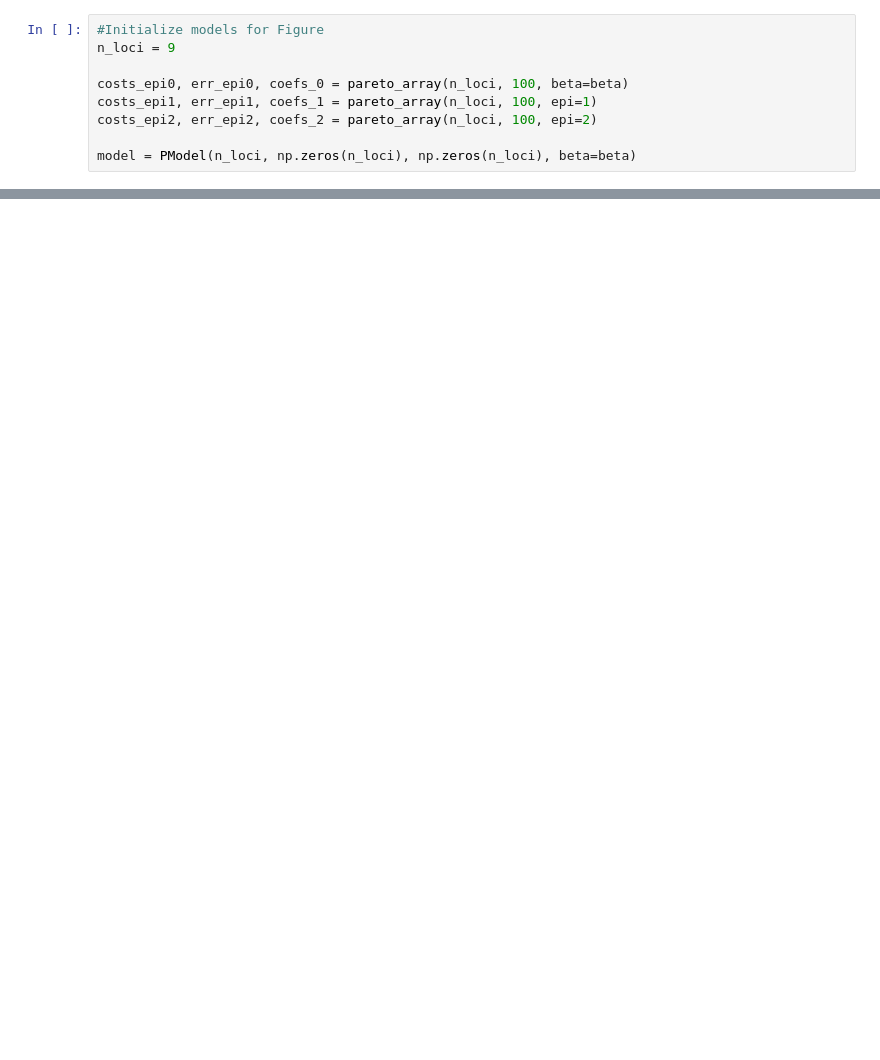
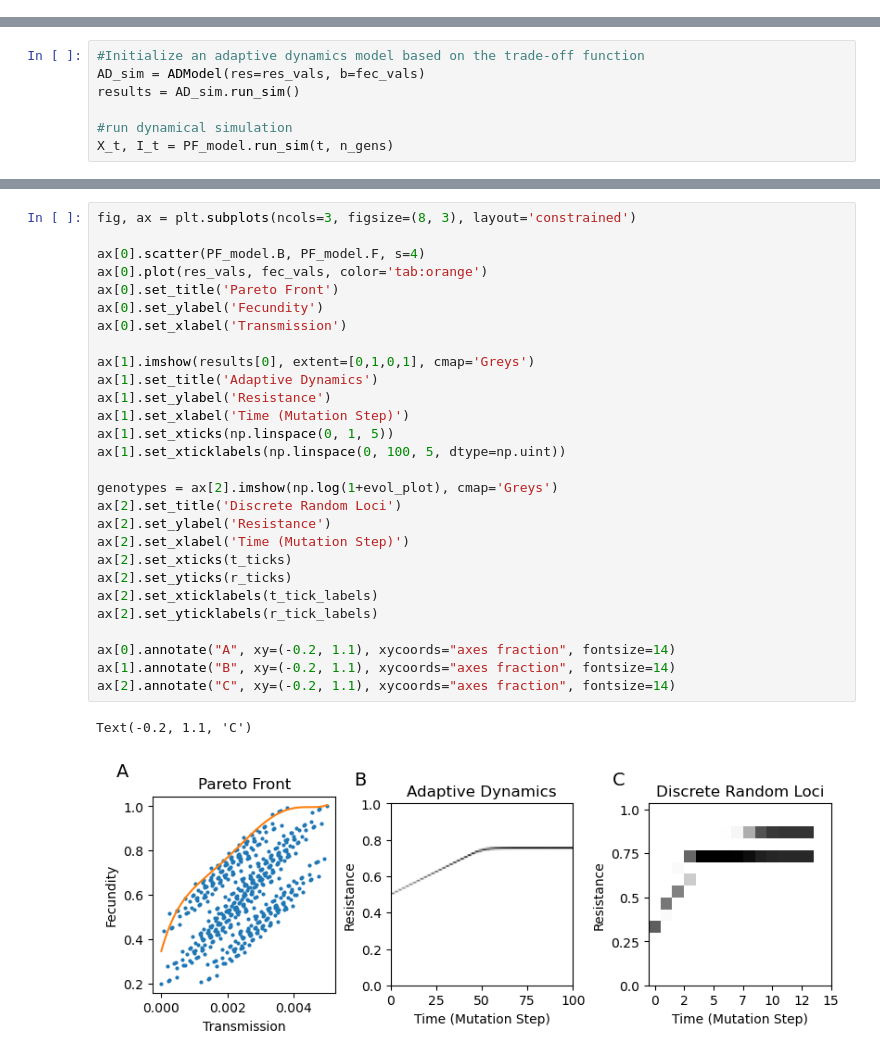
Before and after one commit to svhulse/cost-model, a Jupyter notebook: fig_S5.ipynb, the cells around one changed output, grey strips where cells are left out. Saved outputs shown, nothing was run; the diff lists cells and outputs as text; blank space fills up the shorter version.

Commit message:
figure renumbering

```diff
--- a/fig_S5.ipynb
+++ b/fig_S5.ipynb
@@ -56,9 +24,0 @@ def pareto_array(n_loci, n_sims, n_steps=100, epi=0, beta=1):
-# %%
-#Initialize models for Figure
-n_loci = 9
-
-costs_epi0, err_epi0, coefs_0 = pareto_array(n_loci, 100, beta=beta)
-costs_epi1, err_epi1, coefs_1 = pareto_array(n_loci, 100, epi=1)
-costs_epi2, err_epi2, coefs_2 = pareto_array(n_loci, 100, epi=2)
-
-model = PModel(n_loci, np.zeros(n_loci), np.zeros(n_loci), beta=beta)
@@ -146,0 +49,7 @@ Text(-0.2, 1.1, 'F')
+# %%
+#Initialize an adaptive dynamics model based on the trade-off function
+AD_sim = ADModel(res=res_vals, b=fec_vals)
+results = AD_sim.run_sim()
+
+#run dynamical simulation
+X_t, I_t = PF_model.run_sim(t, n_gens)
@@ -146,0 +81,31 @@ Text(-0.2, 1.1, 'F')
+# %%
+fig, ax = plt.subplots(ncols=3, figsize=(8, 3), layout='constrained')
+
+ax[0].scatter(PF_model.B, PF_model.F, s=4)
+ax[0].plot(res_vals, fec_vals, color='tab:orange')
+ax[0].set_title('Pareto Front')
+ax[0].set_ylabel('Fecundity')
+ax[0].set_xlabel('Transmission')
+
+ax[1].imshow(results[0], extent=[0,1,0,1], cmap='Greys')
+ax[1].set_title('Adaptive Dynamics')
+ax[1].set_ylabel('Resistance')
+ax[1].set_xlabel('Time (Mutation Step)')
+ax[1].set_xticks(np.linspace(0, 1, 5))
+ax[1].set_xticklabels(np.linspace(0, 100, 5, dtype=np.uint))
+
+genotypes = ax[2].imshow(np.log(1+evol_plot), cmap='Greys')
+ax[2].set_title('Discrete Random Loci')
+ax[2].set_ylabel('Resistance')
+ax[2].set_xlabel('Time (Mutation Step)')
+ax[2].set_xticks(t_ticks)
+ax[2].set_yticks(r_ticks)
+ax[2].set_xticklabels(t_tick_labels)
+ax[2].set_yticklabels(r_tick_labels)
+
+ax[0].annotate("A", xy=(-0.2, 1.1), xycoords="axes fraction", fontsize=14)
+ax[1].annotate("B", xy=(-0.2, 1.1), xycoords="axes fraction", fontsize=14)
+ax[2].annotate("C", xy=(-0.2, 1.1), xycoords="axes fraction", fontsize=14)
+# %% [output]
+Text(-0.2, 1.1, 'C')
+[figure, added]
```
Also changed, not shown: parts of 14 cells of this notebook, 1 other file.
